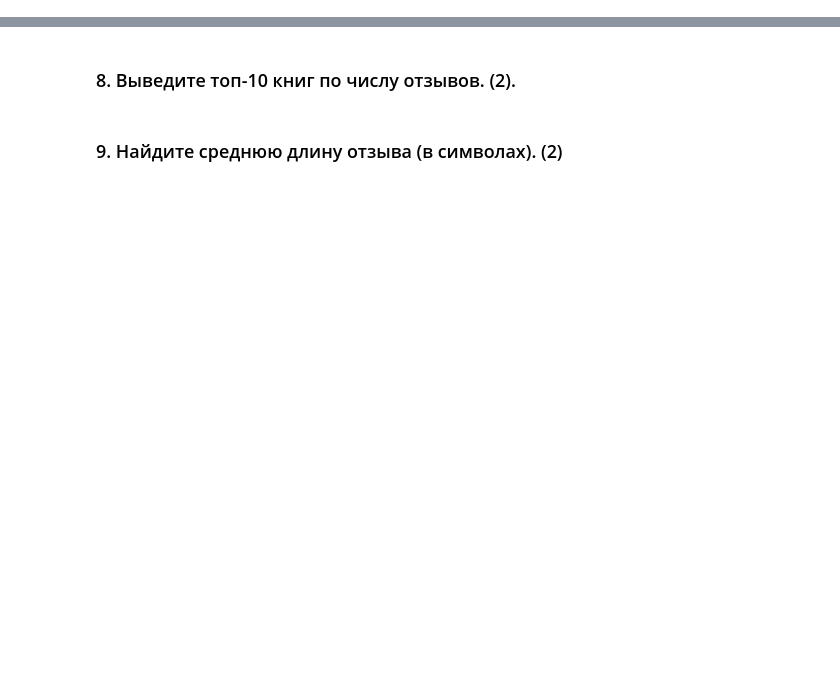
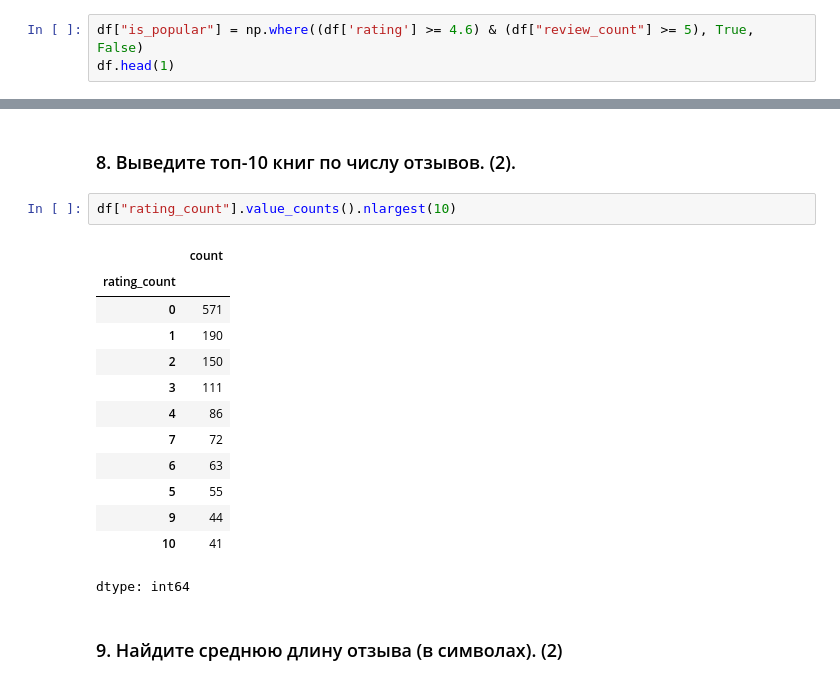
Before and after one commit to xanderkov/DL_Subjets, a Jupyter notebook: F_Ковель_Александр_Денисович.ipynb, the cells around one changed output, grey strips where cells are left out. Saved outputs shown, nothing was run; the diff lists cells and outputs as text; blank space fills up the shorter version.

```diff
--- a/F_Ковель_Александр_Денисович.ipynb
+++ b/F_Ковель_Александр_Денисович.ipynb
@@ -168,3 +394,6 @@ df.head(5)
 ### 5. Если вы работаете с готовым датасетом, то попробуйте "достать" из столбца pages количество страниц. Если у вас не получилось, то далее при определении числа страниц пользуйтесь стольцов pages_count. Если вы парсили датасет сами, то вы получаете балл за этот пункт автоматически (1.5)
 # %% [markdown]
 ### 6. Создайте новое поле is_popular. Значение равно 1, если рейтинг книги не менее 4.6 и при этом у нее не менее 5 отзывов, и 0 в остальных случаях. (1)
+# %%
+df["is_popular"] = np.where((df['rating'] >= 4.6) & (df["review_count"] >= 5), True, False)
+df.head(1)
@@ -173,4 +413,20 @@ df.head(5)
 # %% [markdown]
 ### 8. Выведите топ-10 книг по числу отзывов. (2).
+# %%
+df["rating_count"].value_counts().nlargest(10)
+# %% [output]
+|  | count |
+| rating_count |  |
+| 0 | 571 |
+| 1 | 190 |
+| 2 | 150 |
+| 3 | 111 |
+| 4 | 86 |
+| 7 | 72 |
+| 6 | 63 |
+| 5 | 55 |
+| 9 | 44 |
+| 10 | 41 |
+dtype: int64
 # %% [markdown]
 ### 9. Найдите среднюю длину отзыва (в символах). (2)
```
Also changed, not shown: parts of 16 cells of this notebook.
